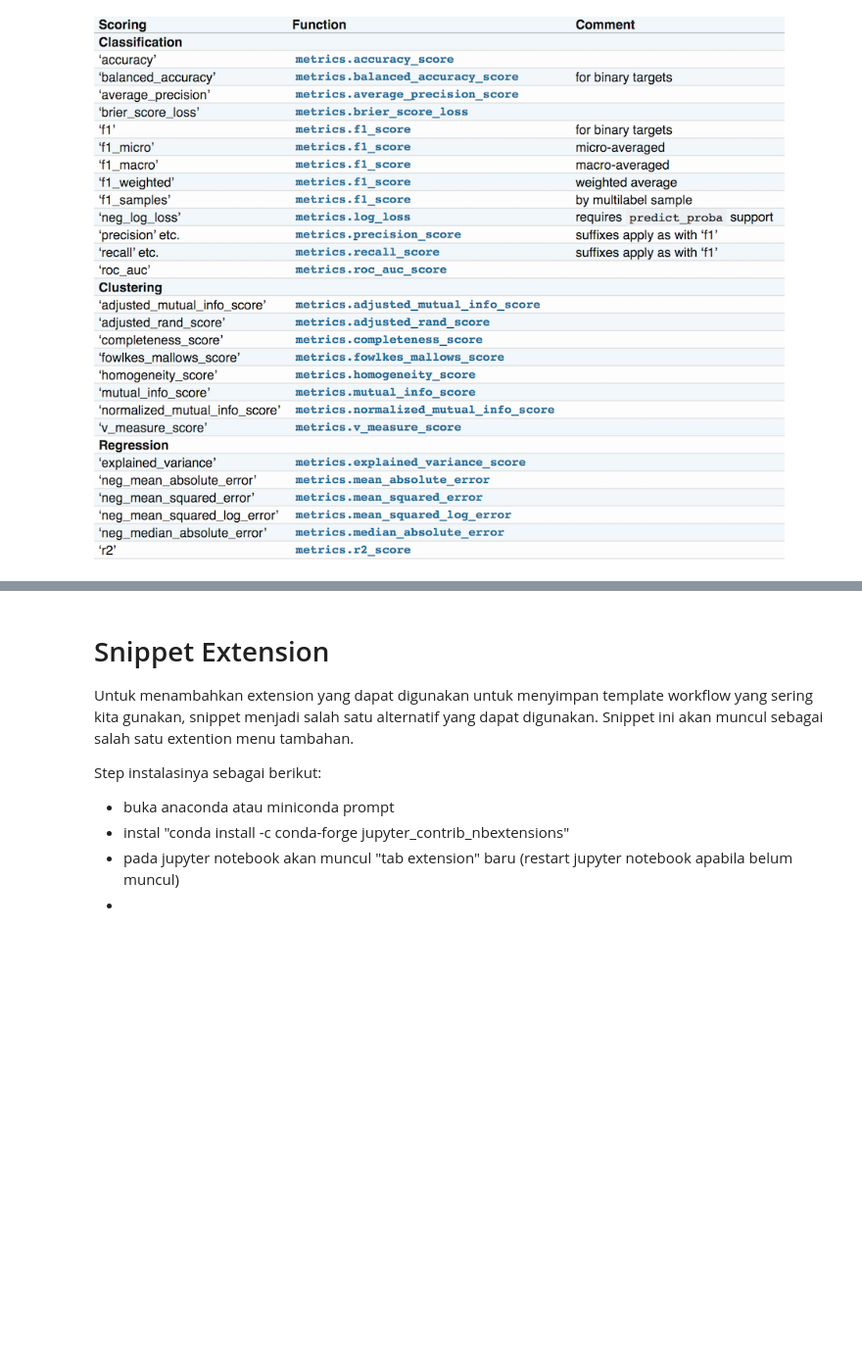
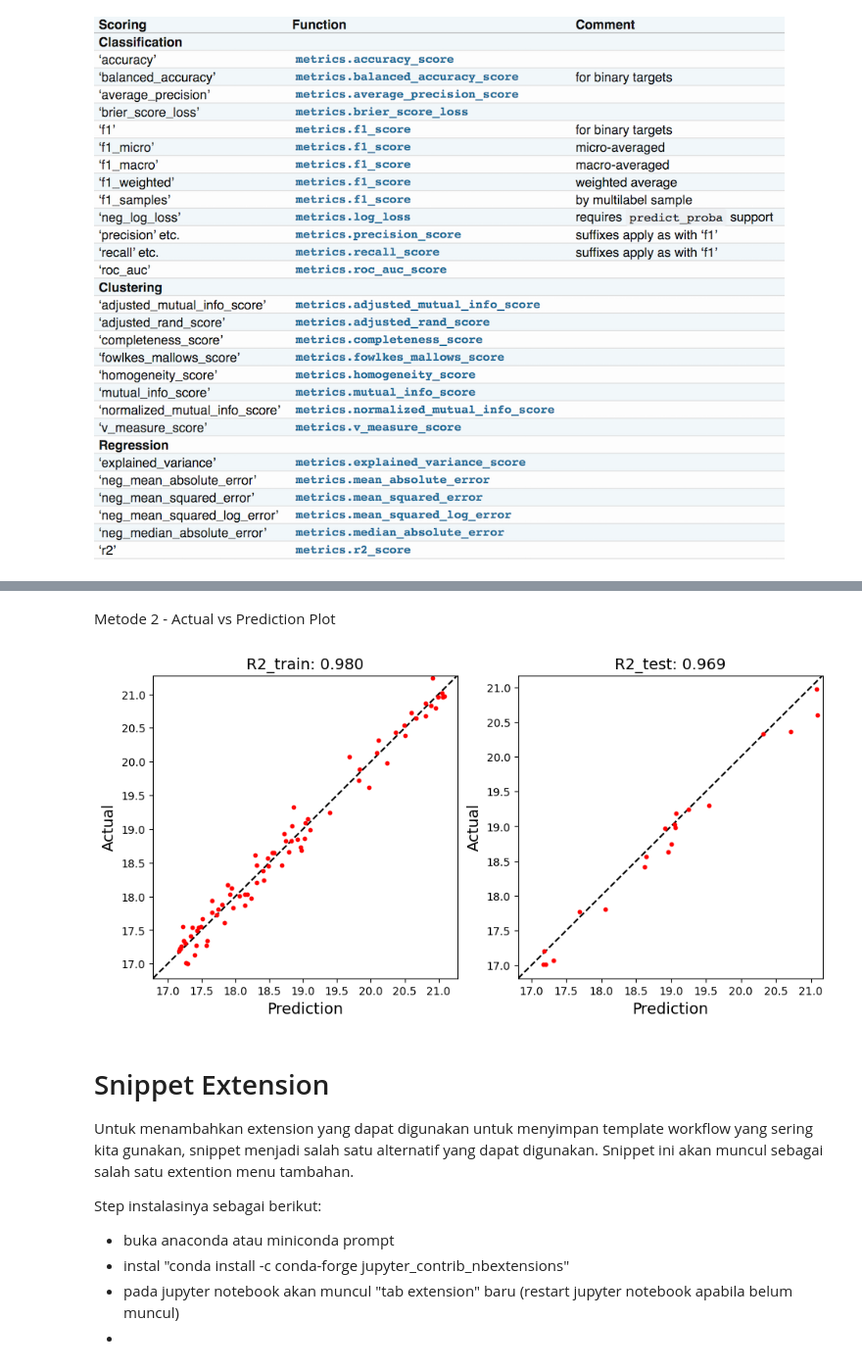
Before and after one commit to budsains/materi, a Jupyter notebook: material_book.ipynb, the cells around one changed output, grey strips where cells are left out. Shown at 98% size. Cells and saved outputs as stored; diff of their text form; code cells hidden in the pictures; blank space fills up the shorter version.

```diff
--- a/material_book.ipynb
+++ b/material_book.ipynb
@@ -1349,3 +1388,9 @@ akar dari MSE
+# %% [markdown]
+Metode 2 - Actual vs Prediction Plot
+# %%
+plot_actual_vs_prediction(X_train, y_train, X_test, y_test, model)
+# %% [output]
+[figure, added]
 # %% [markdown]
 # Snippet Extension
 
```
Also changed, not shown: parts of 13 cells of this notebook.
